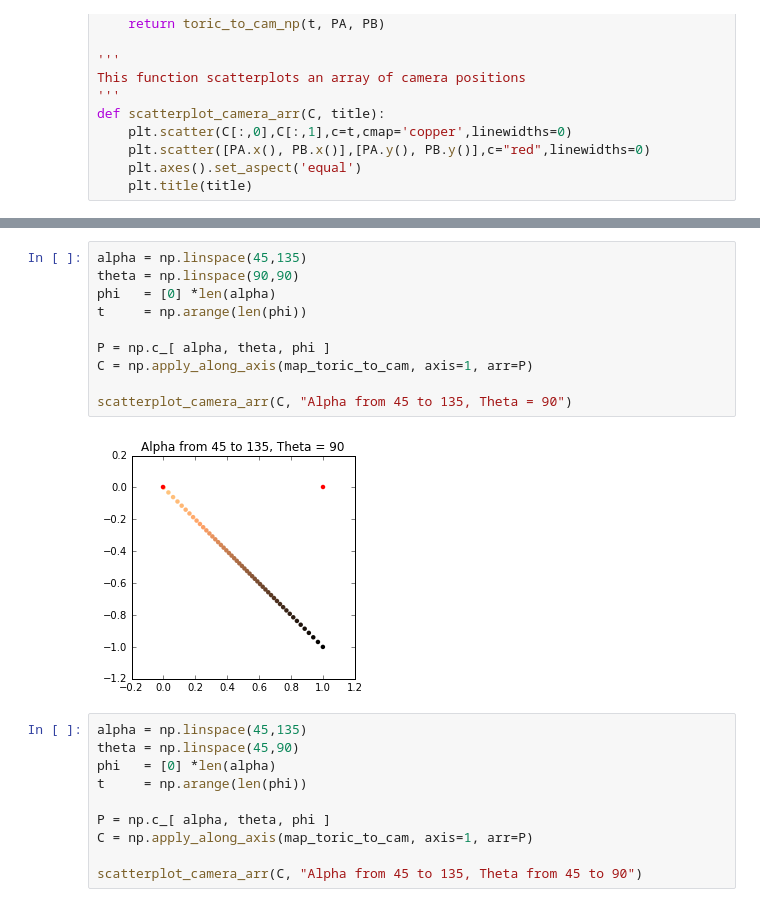
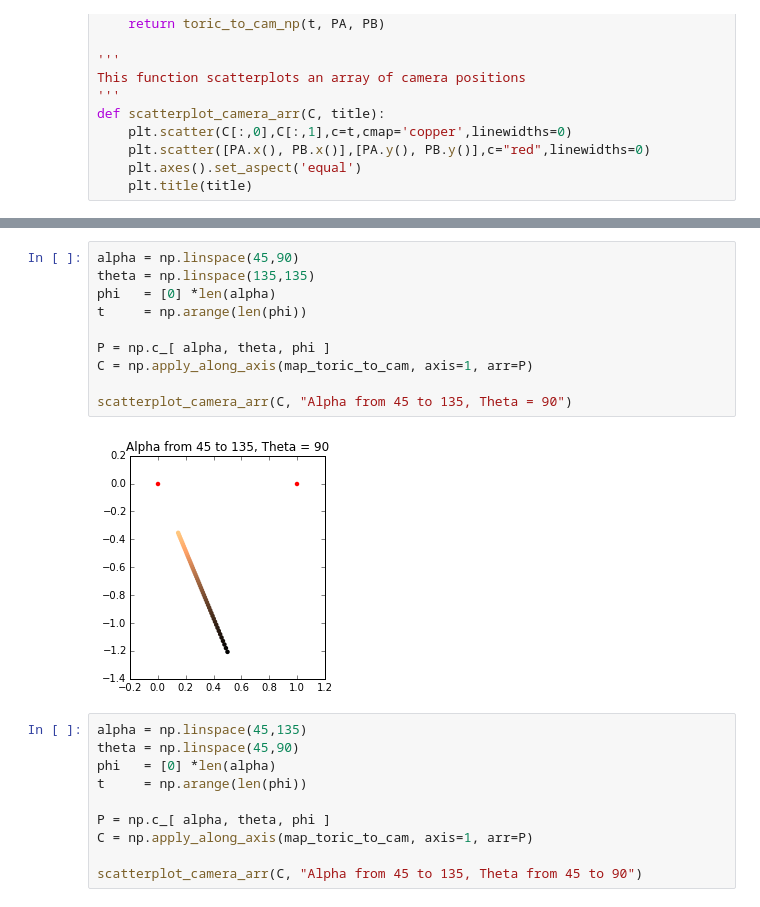
Before and after one commit to njoubert/spooky, a Jupyter notebook: experiments/ipython/03 ToricCam.ipynb, the cells around one changed output, grey strips where cells are left out. Saved outputs shown, nothing was run; the diff lists cells and outputs as text.

```diff
--- a/experiments/ipython/03 ToricCam.ipynb
+++ b/experiments/ipython/03 ToricCam.ipynb
@@ -85,15 +85,15 @@ scatterplot_camera_arr(C, "Alpha = 45, Theta from 0 to 270")
 # %%
-alpha = np.linspace(45,135)
-theta = np.linspace(90,90)
+alpha = np.linspace(45,90)
+theta = np.linspace(135,135)
 phi   = [0] *len(alpha)
 t     = np.arange(len(phi))
 
 P = np.c_[ alpha, theta, phi ]
 C = np.apply_along_axis(map_toric_to_cam, axis=1, arr=P)
 
 scatterplot_camera_arr(C, "Alpha from 45 to 135, Theta = 90")
 # %% [output]
-[figure, old version]
+[figure, new version]
 # %%
 alpha = np.linspace(45,135)
 theta = np.linspace(45,90)
```
Also changed, not shown: parts of 1 cell of this notebook.
